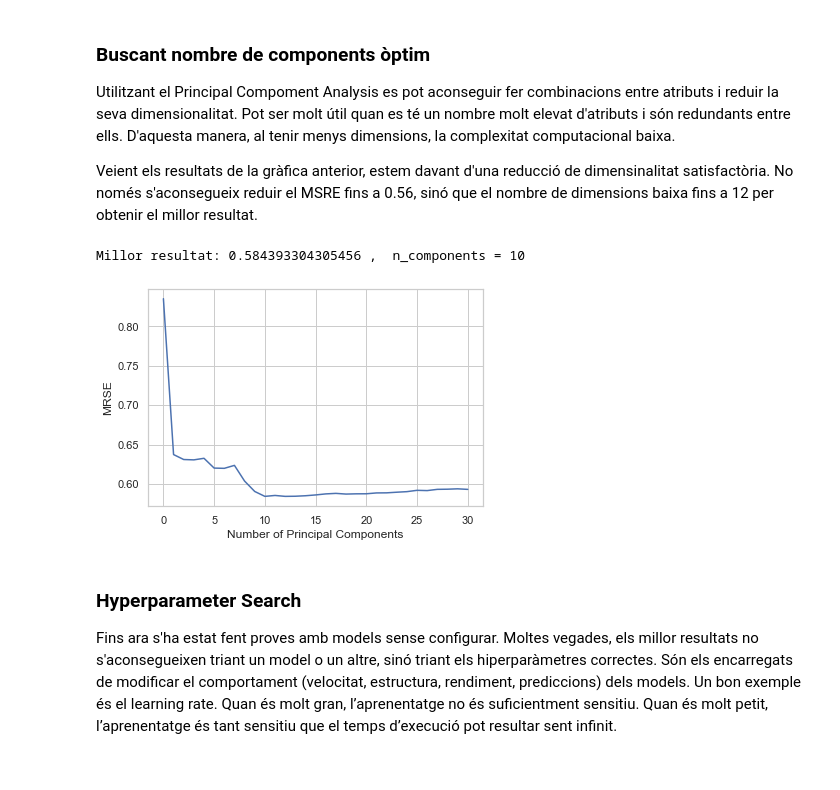
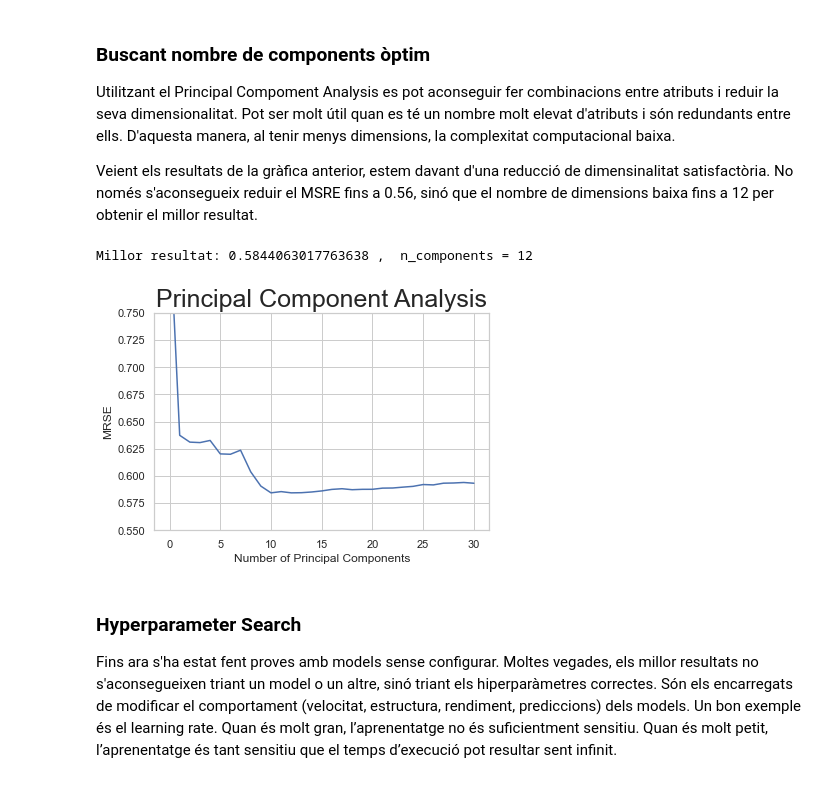
Before and after one commit to marti1999/APC-Cas-Kaggle, a Jupyter notebook: notebooks/develop/notebook.ipynb, the cells around one changed output. Saved outputs shown, nothing was run; the diff lists cells and outputs as text; code cells hidden in the pictures.

```diff
--- a/notebooks/develop/notebook.ipynb
+++ b/notebooks/develop/notebook.ipynb
@@ -380,35 +380,37 @@ from sklearn.decomposition import PCA
 from sklearn.preprocessing import scale
 from sklearn import model_selection
 from sklearn.model_selection import RepeatedKFold
 
 
 
 regr = LinearRegression()
 mse = []
 
 for i in np.arange(1, x.shape[1]):
     pca = PCA(n_components=i)
     X_reduced = pca.fit_transform(x)
     score = -1*model_selection.cross_val_score(regr,
                X_reduced, y, cv=kf, scoring='neg_root_mean_squared_error').mean()
     mse.append(score/2)
 plt.plot(mse)
+plt.title('Principal Component Analysis', Fontsize=25)
+plt.ylim([0.55, 0.75])
 plt.xlabel('Number of Principal Components')
 plt.ylabel('MRSE')
 
 bestNComponents = np.argmin(mse)
 print("Millor resultat:", min(mse),",  n_components =", bestNComponents)
 
 import pickle
 dir = '../../models/'
 model = LinearRegression()
 X_reduced = PCA(n_components=bestNComponents).fit_transform(x)
 model.fit(X_reduced, y)
 filename = dir + 'linearRegressionPCA'+ str(bestNComponents)+'Components.sav'
 pickle.dump(model, open(filename, 'wb'))
 # %% [output]
-Millor resultat: 0.584393304305456 ,  n_components = 10
+Millor resultat: 0.5844063017763638 ,  n_components = 12
-[figure, old version]
+[figure, new version]
 # %% [markdown]
 ### Hyperparameter Search
 
```
Also changed, not shown: parts of 2 cells of this notebook, 1 other file.
